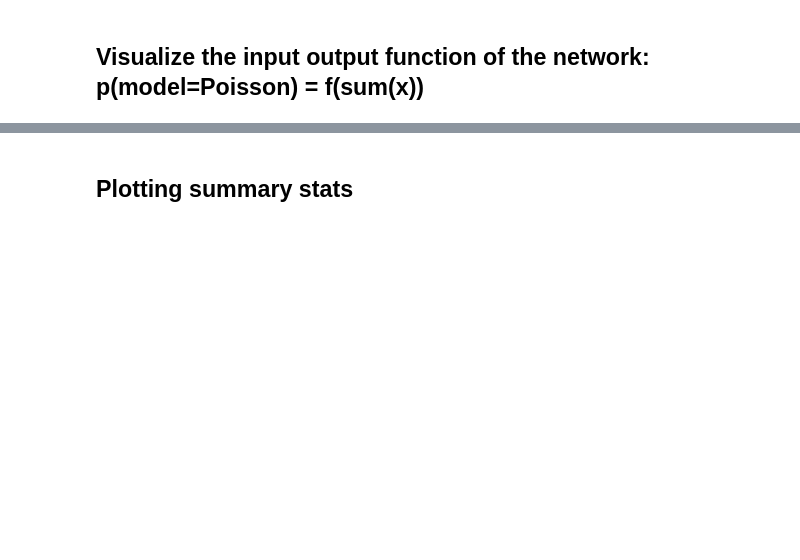
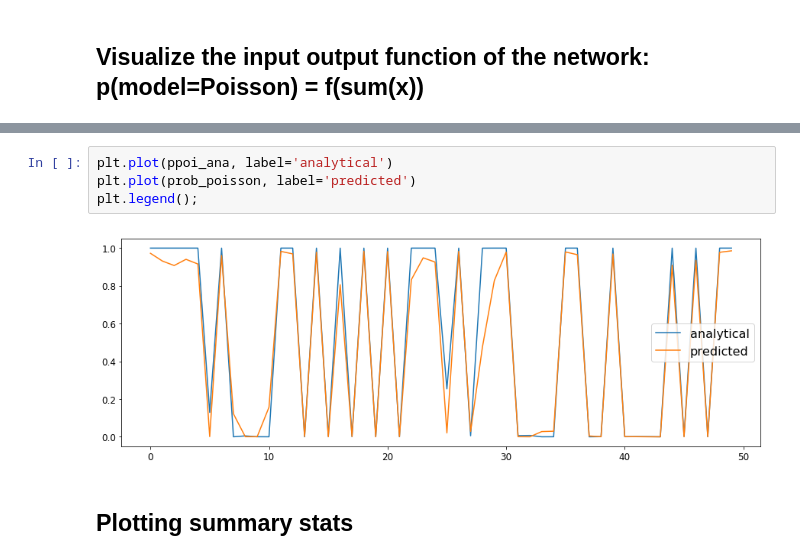
Before and after one commit to janfb/mcabc, a Jupyter notebook: notebooks/ModelComparison_poisson_vs_negbin_OLD.ipynb, the cells around one changed output, grey strips where cells are left out. Drawn from its saved outputs; the diff is of its cells as text; blank space fills up the shorter version.

```diff
--- a/notebooks/ModelComparison_poisson_vs_negbin_OLD.ipynb
+++ b/notebooks/ModelComparison_poisson_vs_negbin_OLD.ipynb
@@ -278,2 +291,8 @@ save_figure(filename='network_visualization_{}'.format(diff_string), folder=figu
+# %%
+plt.plot(ppoi_ana, label='analytical')
+plt.plot(prob_poisson, label='predicted')
+plt.legend();
+# %% [output]
+[figure, added]
 # %% [markdown]
 ## Plotting summary stats
```
Also changed, not shown: parts of 14 cells of this notebook, 2 other files.
